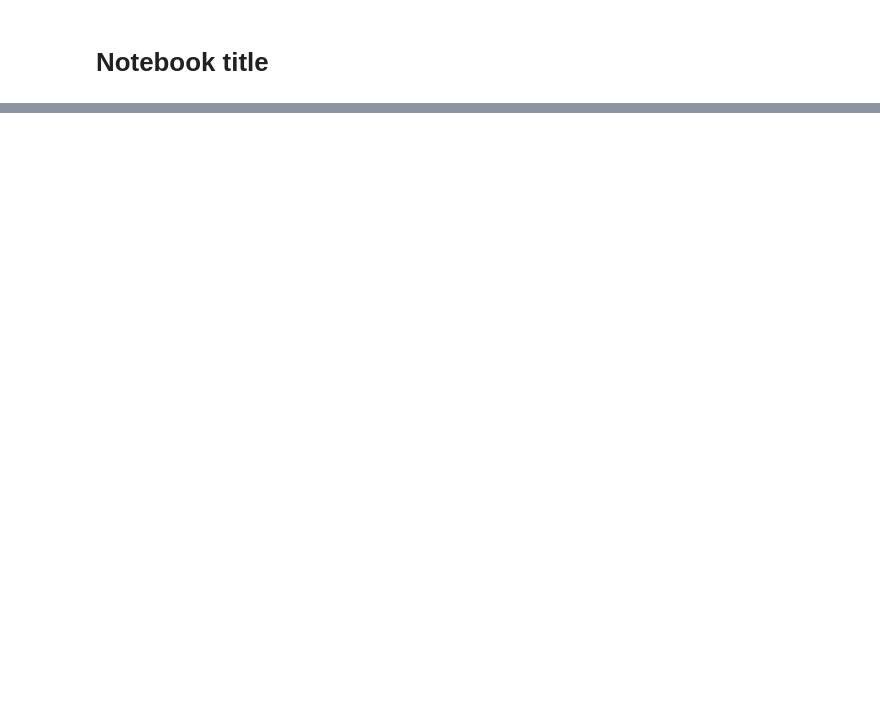
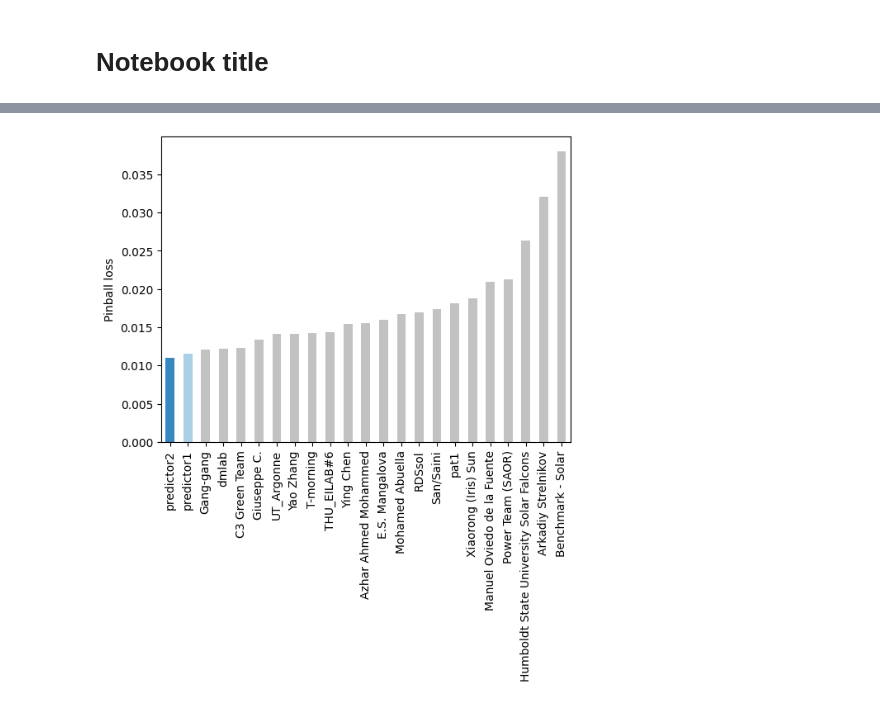
Before and after one commit to rebase-energy/enflow, a Jupyter notebook: enflow/examples/gefcom2014_solar/notebook.ipynb, the cells around one changed output, grey strips where cells are left out. Saved outputs shown, nothing was run; the diff lists cells and outputs as text; code cells hidden in the pictures; blank space fills up the shorter version.

```diff
--- a/enflow/examples/gefcom2014_solar/notebook.ipynb
+++ b/enflow/examples/gefcom2014_solar/notebook.ipynb
@@ -118,0 +26,3 @@ BaseProblem(system=PVArray(module_type='glass_polymer'))
+# %%
+portfolio = dataset.collection
+portfolio.to_tree(show_type=True)
@@ -118,0 +205,31 @@ BaseProblem(system=PVArray(module_type='glass_polymer'))
+# %%
+initial_data, next_input = env.reset()
+# %%
+training_input = initial_data["input"]
+training_target = initial_data["target"]
+predictor1 = LGBGEFCom2014Predictor(portfolio=portfolio, name="predictor1", quantiles=[0.1, 0.5, 0.9])
+predictor1.train(df_features=training_input, target=training_target)
+
+predictor2 = predictor1.copy(name="predictor2")
+# %%
+losses = {predictor1.name: [], predictor2.name: []}
+predictions = []
+for i in range(env.n_steps):
+    prediction1 = predictor1.predict(df_features=next_input)
+    prediction2 = predictor2.predict(df_features=next_input)
+    predictions.append(prediction1)
+
+    training_input = pd.concat([training_input, next_input])
+    next_input, next_target, done = env.step()
+    training_target = pd.concat([training_target, next_target])
+
+    loss1 = obj.calculate(next_target, prediction1)
+    loss2 = obj.calculate(next_target, prediction2)
+
+    losses[predictor1.name].append(loss1)
+    losses[predictor2.name].append(loss2)
+
+    predictor2.train(df_features=training_input, target=training_target)
+
+    print(f"{predictor1.name} {obj.name} for step {i+1}: {loss1}")
+    print(f"{predictor2.name} {obj.name} for step {i+1}: {loss2}")
@@ -118,0 +265,5 @@ BaseProblem(system=PVArray(module_type='glass_polymer'))
+# %%
+env.plot_overall_results(losses,
+                         drop_tasks=["Task1", "Task2", "Task3", "Task4"]);
+# %% [output]
+[figure, added]
```
Also changed, not shown: parts of 33 cells of this notebook, 24 other files.
